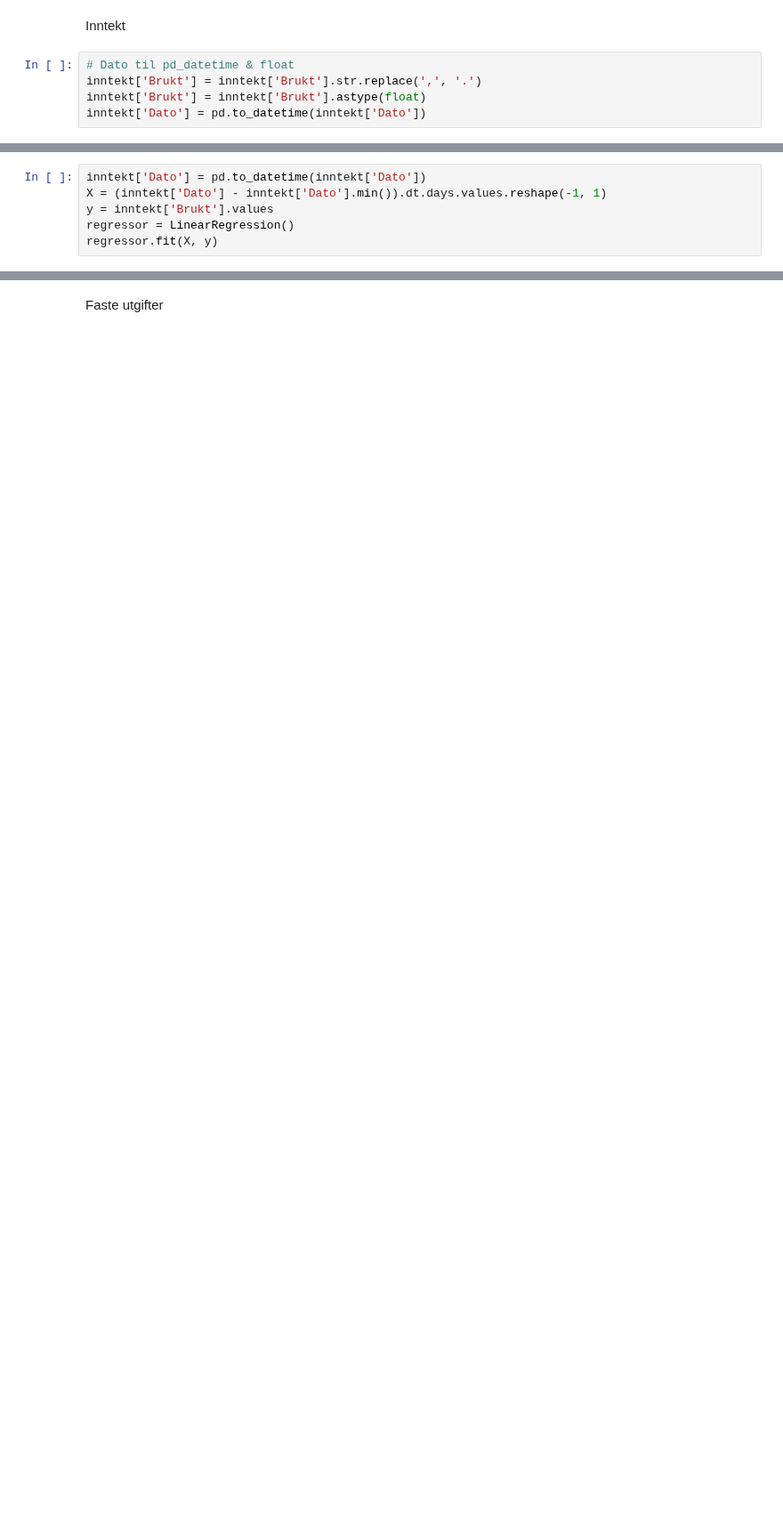
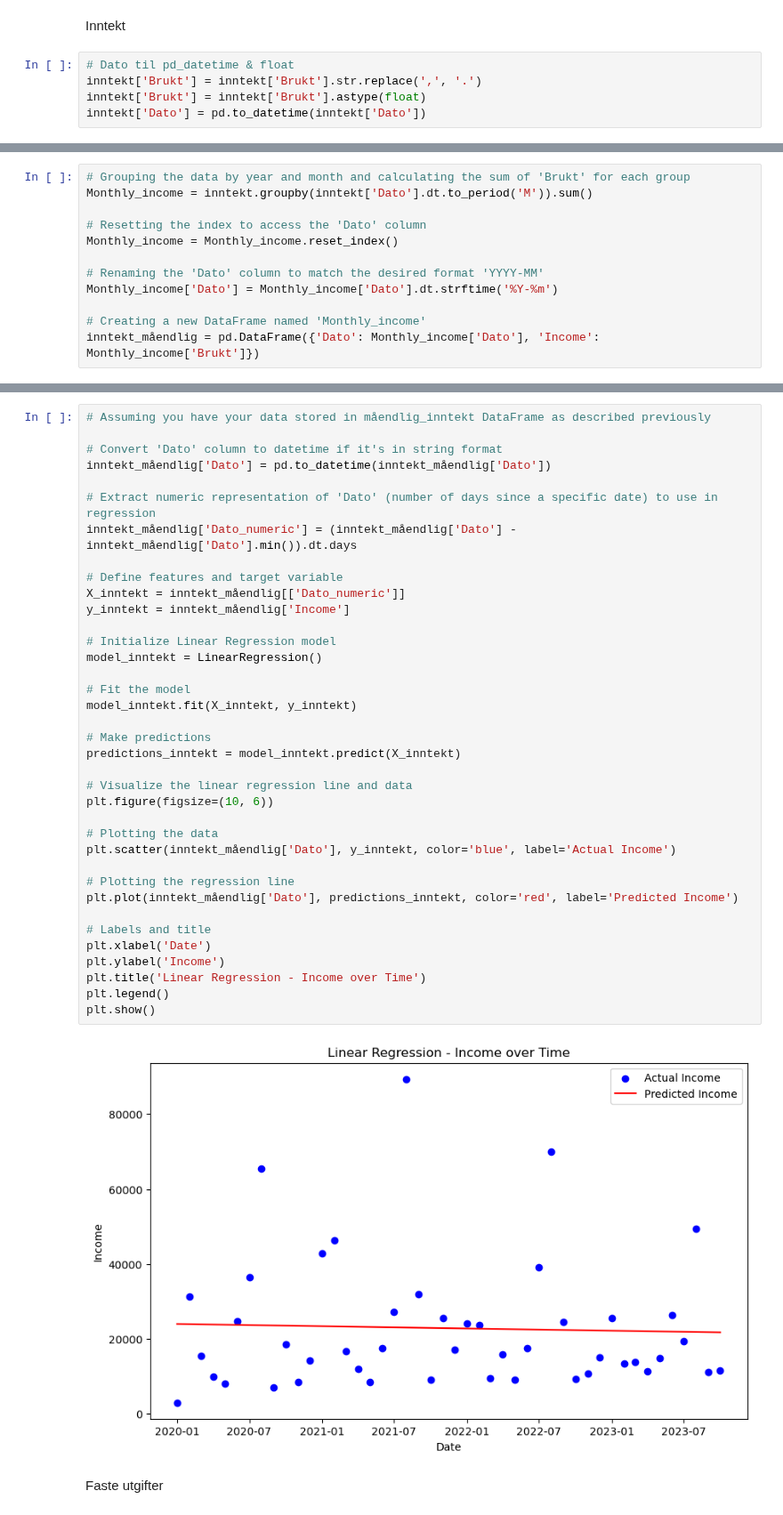
Before and after one commit to 591118/ProsjektADAH2023, a Jupyter notebook: prosjekt501.ipynb, the cells around one changed output, grey strips where cells are left out. Shown at 89% size. Cells and saved outputs as stored; diff of their text form; blank space fills up the shorter version.

Commit message:
faste & inntekt ferdig

```diff
--- a/prosjekt501.ipynb
+++ b/prosjekt501.ipynb
@@ -98,6 +79,0 @@ Name: Brukt, dtype: float64
-# %%
-inntekt['Dato'] = pd.to_datetime(inntekt['Dato'])
-X = (inntekt['Dato'] - inntekt['Dato'].min()).dt.days.values.reshape(-1, 1)
-y = inntekt['Brukt'].values
-regressor = LinearRegression()
-regressor.fit(X, y)
@@ -121,0 +82,12 @@ Små feil for income og dato
+# %%
+# Grouping the data by year and month and calculating the sum of 'Brukt' for each group
+Monthly_income = inntekt.groupby(inntekt['Dato'].dt.to_period('M')).sum()
+
+# Resetting the index to access the 'Dato' column
+Monthly_income = Monthly_income.reset_index()
+
+# Renaming the 'Dato' column to match the desired format 'YYYY-MM'
+Monthly_income['Dato'] = Monthly_income['Dato'].dt.strftime('%Y-%m')
+
+# Creating a new DataFrame named 'Monthly_income'
+inntekt_måendlig = pd.DataFrame({'Dato': Monthly_income['Dato'], 'Income': Monthly_income['Brukt']})
@@ -122,2 +96,41 @@ Små feil for income og dato
+# %%
+# Assuming you have your data stored in måendlig_inntekt DataFrame as described previously
+
+# Convert 'Dato' column to datetime if it's in string format
+inntekt_måendlig['Dato'] = pd.to_datetime(inntekt_måendlig['Dato'])
+
+# Extract numeric representation of 'Dato' (number of days since a specific date) to use in regression
+inntekt_måendlig['Dato_numeric'] = (inntekt_måendlig['Dato'] - inntekt_måendlig['Dato'].min()).dt.days
+
+# Define features and target variable
+X_inntekt = inntekt_måendlig[['Dato_numeric']]
+y_inntekt = inntekt_måendlig['Income']
+
+# Initialize Linear Regression model
+model_inntekt = LinearRegression()
+
+# Fit the model
+model_inntekt.fit(X_inntekt, y_inntekt)
+
+# Make predictions
+predictions_inntekt = model_inntekt.predict(X_inntekt)
+
+# Visualize the linear regression line and data
+plt.figure(figsize=(10, 6))
+
+# Plotting the data
+plt.scatter(inntekt_måendlig['Dato'], y_inntekt, color='blue', label='Actual Income')
+
+# Plotting the regression line
+plt.plot(inntekt_måendlig['Dato'], predictions_inntekt, color='red', label='Predicted Income')
+
+# Labels and title
+plt.xlabel('Date')
+plt.ylabel('Income')
+plt.title('Linear Regression - Income over Time')
+plt.legend()
+plt.show()
+# %% [output]
+[figure, added]
 # %% [markdown]
 Faste utgifter
```
Also changed, not shown: parts of 17 cells of this notebook, 1 other file.
